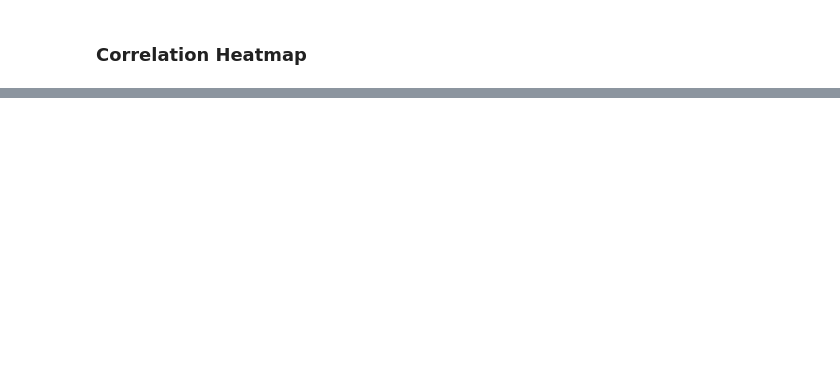
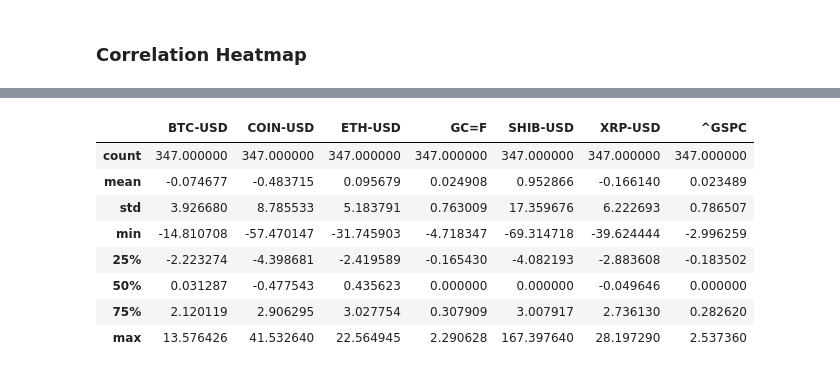
Before and after one commit to cyobero/portfolio, a Jupyter notebook: python/notebooks/cyrpto_analysis.ipynb, the cells around one changed output, grey strips where cells are left out. Drawn from its saved outputs; the diff is of its cells as text; code cells hidden in the pictures; blank space fills up the shorter version.

```diff
--- a/python/notebooks/cyrpto_analysis.ipynb
+++ b/python/notebooks/cyrpto_analysis.ipynb
@@ -86,0 +99,12 @@ sns.heatmap(corrmat)
+# %%
+df.describe()
+# %% [output]
+|  | BTC-USD | COIN-USD | ETH-USD | GC=F | SHIB-USD | XRP-USD | ^GSPC |
+| count | 347.000000 | 347.000000 | 347.000000 | 347.000000 | 347.000000 | 347.000000 | 347.000000 |
+| mean | -0.074677 | -0.483715 | 0.095679 | 0.024908 | 0.952866 | -0.166140 | 0.023489 |
+| std | 3.926680 | 8.785533 | 5.183791 | 0.763009 | 17.359676 | 6.222693 | 0.786507 |
+| min | -14.810708 | -57.470147 | -31.745903 | -4.718347 | -69.314718 | -39.624444 | -2.996259 |
+| 25% | -2.223274 | -4.398681 | -2.419589 | -0.165430 | -4.082193 | -2.883608 | -0.183502 |
+| 50% | 0.031287 | -0.477543 | 0.435623 | 0.000000 | 0.000000 | -0.049646 | 0.000000 |
+| 75% | 2.120119 | 2.906295 | 3.027754 | 0.307909 | 3.007917 | 2.736130 | 0.282620 |
+| max | 13.576426 | 41.532640 | 22.564945 | 2.290628 | 167.397640 | 28.197290 | 2.537360 |
```
Also changed, not shown: parts of 12 cells of this notebook.
